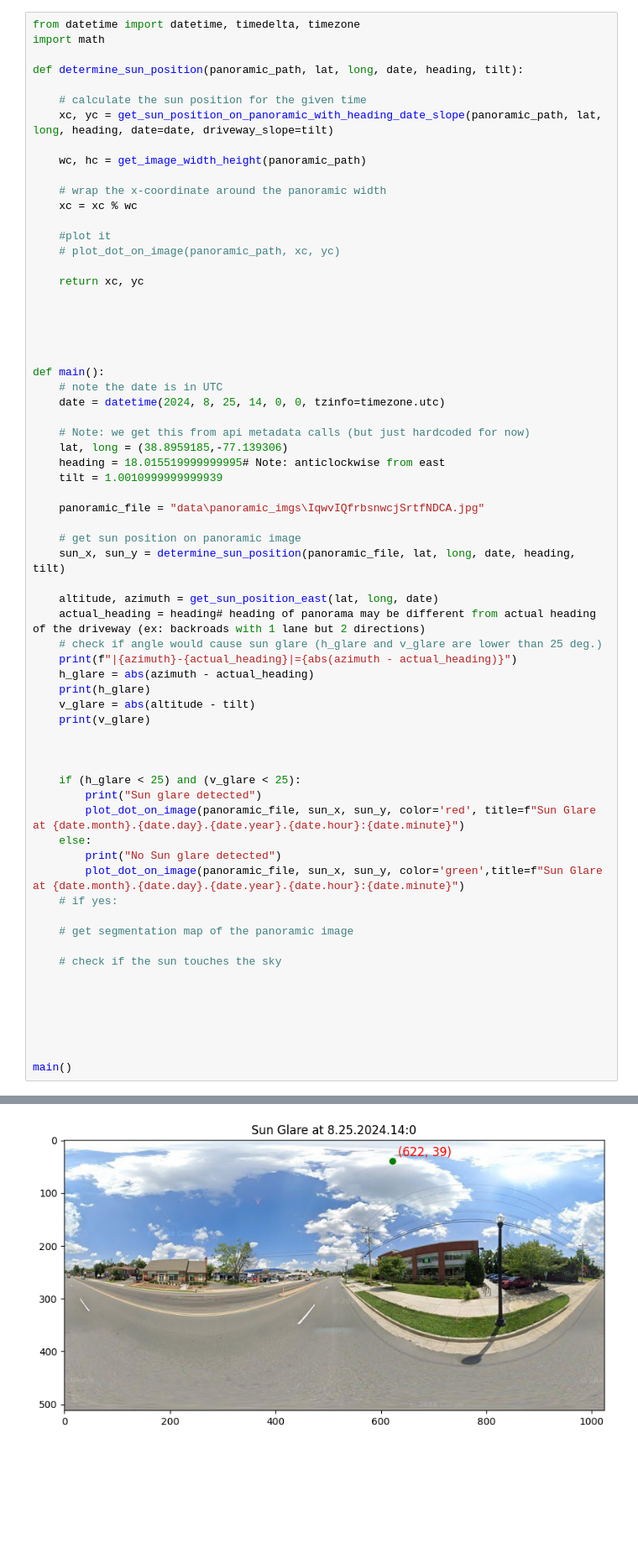
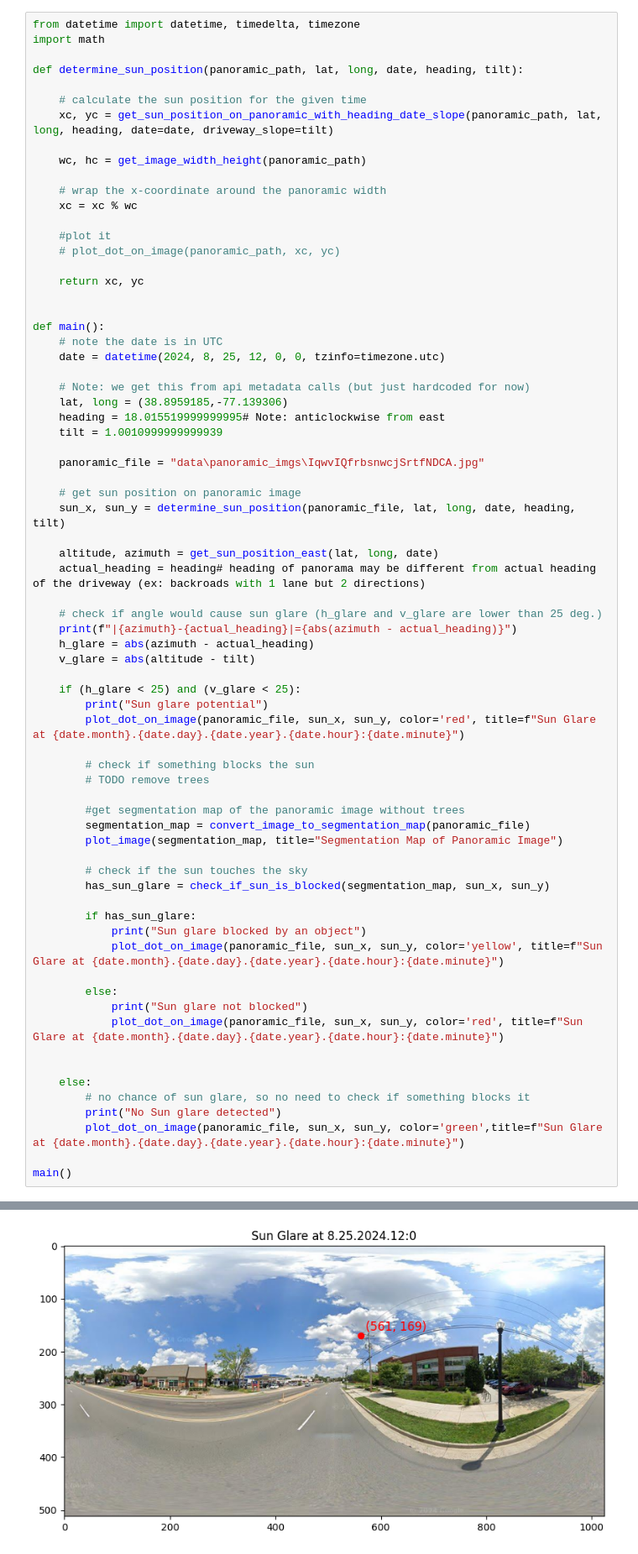
Before and after one commit to JaredBWal/SunGlareResearch, a Jupyter notebook: SunGlareDetection.ipynb, the cells around one changed output, grey strips where cells are left out. Shown at 84% size. Drawn from its saved outputs; the diff is of its cells as text; blank space fills up the shorter version.

```diff
--- a/SunGlareDetection.ipynb
+++ b/SunGlareDetection.ipynb
@@ -76,12 +173,9 @@ def determine_sun_position(panoramic_path, lat, long, date, heading, tilt):
     return xc, yc
 
 
-
-
-
 def main():
     # note the date is in UTC
-    date = datetime(2024, 8, 25, 14, 0, 0, tzinfo=timezone.utc)
+    date = datetime(2024, 8, 25, 12, 0, 0, tzinfo=timezone.utc)
 
     # Note: we get this from api metadata calls (but just hardcoded for now)
     lat, long = (38.8959185,-77.139306)
@@ -95,31 +189,39 @@ def main():
 
     altitude, azimuth = get_sun_position_east(lat, long, date)
     actual_heading = heading# heading of panorama may be different from actual heading of the driveway (ex: backroads with 1 lane but 2 directions)
+
     # check if angle would cause sun glare (h_glare and v_glare are lower than 25 deg.)
     print(f"|{azimuth}-{actual_heading}|={abs(azimuth - actual_heading)}")
     h_glare = abs(azimuth - actual_heading)
-    print(h_glare)
     v_glare = abs(altitude - tilt)
-    print(v_glare)
+
+    if (h_glare < 25) and (v_glare < 25):
+        print("Sun glare potential")
+        plot_dot_on_image(panoramic_file, sun_x, sun_y, color='red', title=f"Sun Glare at {date.month}.{date.day}.{date.year}.{date.hour}:{date.minute}")
+
+        # check if something blocks the sun
+        # TODO remove trees
+
+        #get segmentation map of the panoramic image without trees
+        segmentation_map = convert_image_to_segmentation_map(panoramic_file)
+        plot_image(segmentation_map, title="Segmentation Map of Panoramic Image")
+
+        # check if the sun touches the sky
+        has_sun_glare = check_if_sun_is_blocked(segmentation_map, sun_x, sun_y)
+
+        if has_sun_glare:
+            print("Sun glare blocked by an object")
+            plot_dot_on_image(panoramic_file, sun_x, sun_y, color='yellow', title=f"Sun Glare at {date.month}.{date.day}.{date.year}.{date.hour}:{date.minute}")
+
+        else:
+            print("Sun glare not blocked")
+            plot_dot_on_image(panoramic_file, sun_x, sun_y, color='red', title=f"Sun Glare at {date.month}.{date.day}.{date.year}.{date.hour}:{date.minute}")
 
 
-
-    if (h_glare < 25) and (v_glare < 25):
-        print("Sun glare detected")
-        plot_dot_on_image(panoramic_file, sun_x, sun_y, color='red', title=f"Sun Glare at {date.month}.{date.day}.{date.year}.{date.hour}:{date.minute}")
     else:
+        # no chance of sun glare, so no need to check if something blocks it
         print("No Sun glare detected")
         plot_dot_on_image(panoramic_file, sun_x, sun_y, color='green',title=f"Sun Glare at {date.month}.{date.day}.{date.year}.{date.hour}:{date.minute}")
-    # if yes:
-
-    # get segmentation map of the panoramic image
-
-    # check if the sun touches the sky
-
-
-
-
-
 
 main()
 # %% [output]
@@ -130 +230 @@ No Sun glare detected
-[figure, old version]
+[figure, new version]
```
Also changed, not shown: parts of 3 cells of this notebook, 2 other files.
